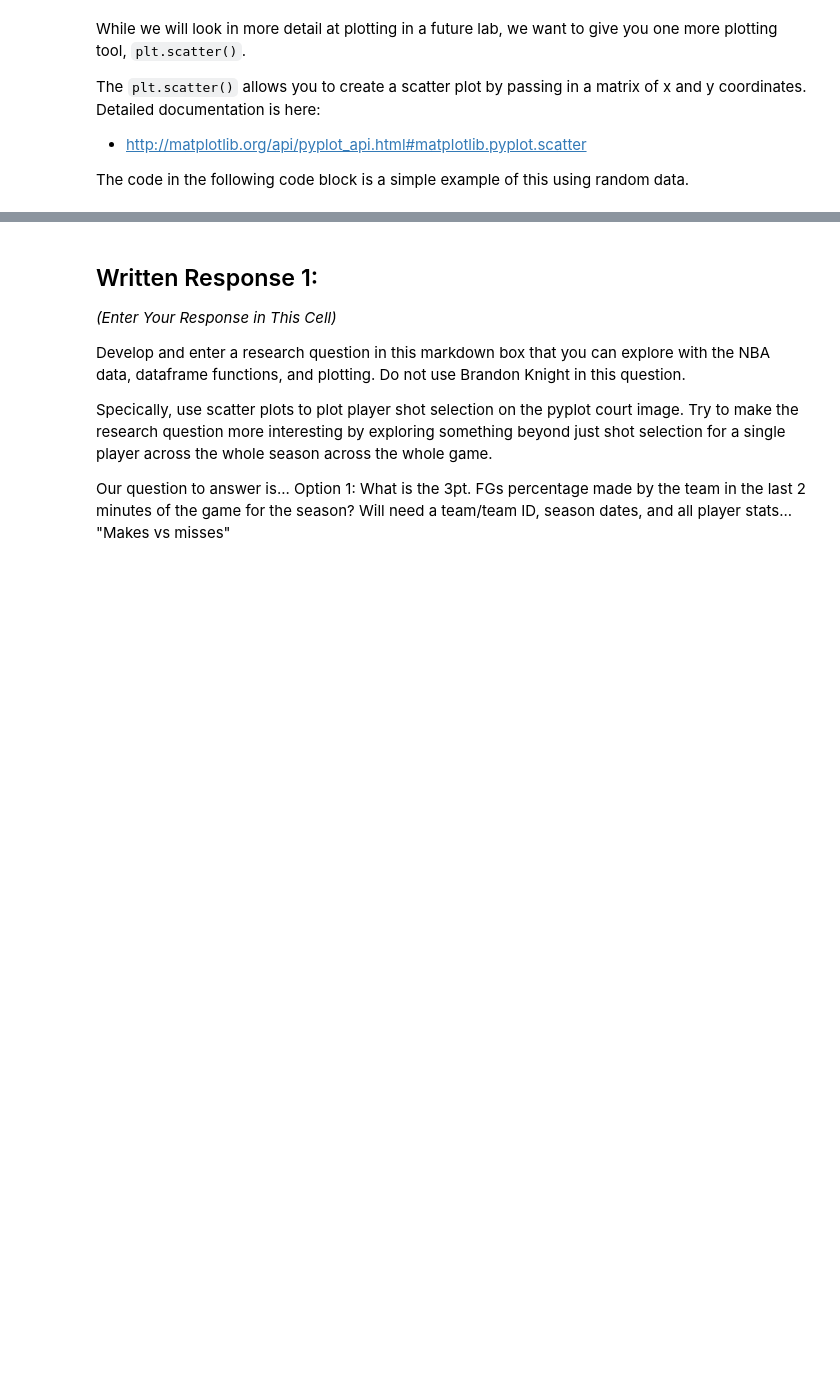
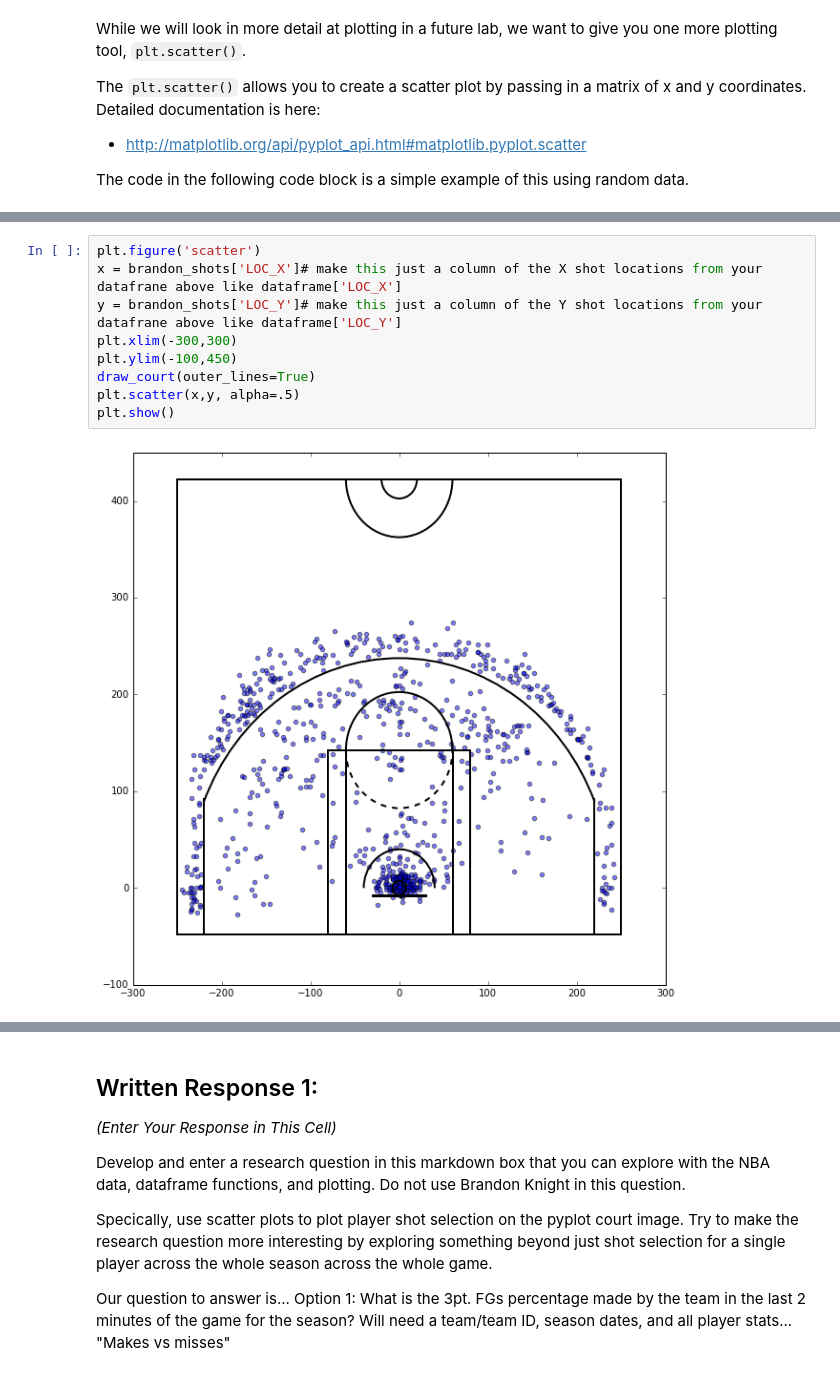
Before and after one commit to cdean00/big_data, a Jupyter notebook: week_2/Week_2_Exercise_Group_6.ipynb, the cells around one changed output, grey strips where cells are left out. Saved outputs shown, nothing was run; the diff lists cells and outputs as text; blank space fills up the shorter version.

```diff
--- a/week_2/Week_2_Exercise_Group_6.ipynb
+++ b/week_2/Week_2_Exercise_Group_6.ipynb
@@ -144,3 +144,14 @@ plt.show()# Show the plot in the notebook.
+# %%
+plt.figure('scatter')
+x = brandon_shots['LOC_X']# make this just a column of the X shot locations from your datafrane above like dataframe['LOC_X']
+y = brandon_shots['LOC_Y']# make this just a column of the Y shot locations from your datafrane above like dataframe['LOC_Y']
+plt.xlim(-300,300)
+plt.ylim(-100,450)
+draw_court(outer_lines=True)
+plt.scatter(x,y, alpha=.5)
+plt.show()
+# %% [output]
+[figure, added]
 # %% [markdown]
 Finally, if you want to generate dataframes for other players than Brandon, you can lookup player numbers at http://stats.nba.com/. Player numbers appear in the page query parameters as shown below:
 
```
Also changed, not shown: parts of 10 cells of this notebook.
